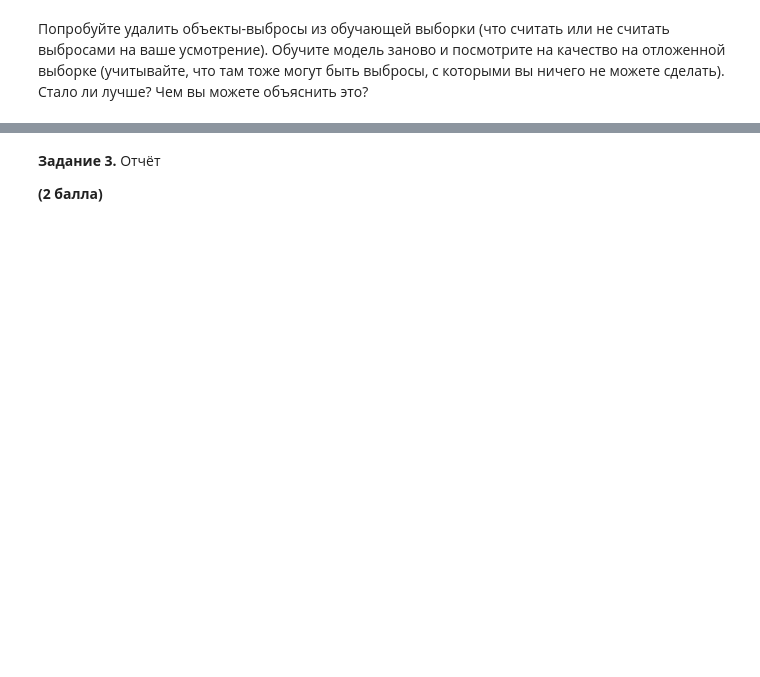
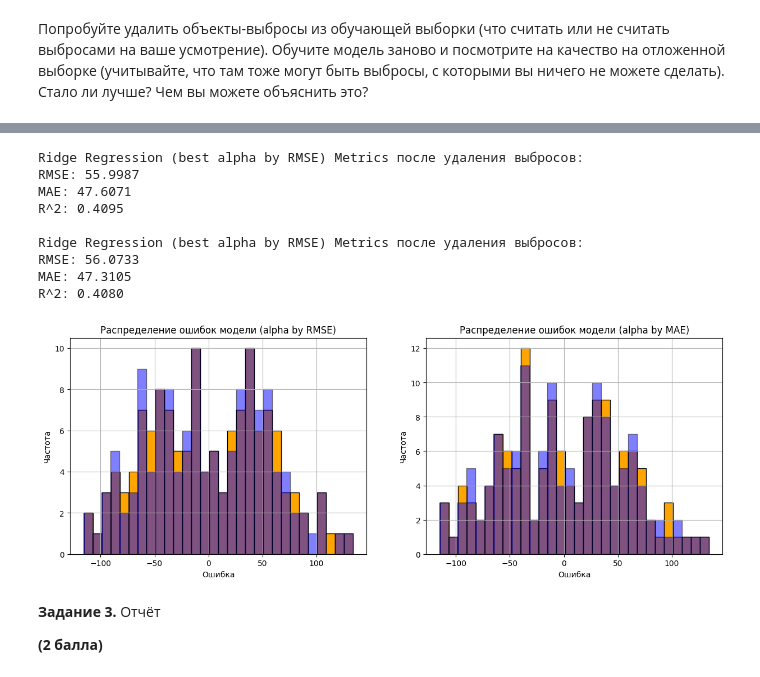
Before and after one commit to Larong11/AESC_ML, a Jupyter notebook: task 4/task4_linreg_tune_practice.ipynb, the cells around one changed output, grey strips where cells are left out. Saved outputs shown, nothing was run; the diff lists cells and outputs as text; code cells hidden in the pictures; blank space fills up the shorter version.

```diff
--- a/task 4/task4_linreg_tune_practice.ipynb
+++ b/task 4/task4_linreg_tune_practice.ipynb
@@ -263,3 +237,80 @@ R^2: 0.4171
+# %%
+iqr_hardness = 1
+q1 = np.percentile(y_train, 25)
+q3 = np.percentile(y_train, 75)
+iqr = q3 - q1
+lower_bound = q1 - iqr_hardness * iqr
+upper_bound = q3 + iqr_hardness * iqr
+
+mask = (y_train >= lower_bound) & (y_train <= upper_bound)
+X_train_filtered = X_train[mask]
+y_train_filtered = y_train[mask]
+# from scipy.stats import zscore
+
+# # Вычисление z-оценок
+# z_scores = zscore(y_train)
+
+# # Удаление выбросов по критерию |z| < 3
+# mask = np.abs(z_scores) < 10
+# X_train_filtered = X_train[mask]
+# y_train_filtered = y_train[mask]
+# %%
+# Финальная модель с лучшим alpha по RMSE на очищенных данных
+bestAlphas = findBestAlphas(X_train_filtered, y_train_filtered, X_test, y_test)
+ridge_best_rmse = Ridge(alpha=bestAlphas['alpha_rmse'])
+ridge_best_mae = Ridge(alpha=bestAlphas['alpha_mae'])
+
+rmse_best_rmse, mae_best_rmse, r2_best_rmse = getMetrics(ridge_best_rmse, X_train_filtered, y_train_filtered, X_test, y_test)
+rmse_best_mae, mae_best_mae, r2_best_mae = getMetrics(ridge_best_mae, X_train_filtered, y_train_filtered, X_test, y_test)
+
+print(f"\nRidge Regression (best alpha by RMSE) Metrics после удаления выбросов:")
+print(f"RMSE: {rmse_best_rmse:.4f}")
+print(f"MAE: {mae_best_rmse:.4f}")
+print(f"R^2: {r2_best_rmse:.4f}")
+
+print(f"\nRidge Regression (best alpha by RMSE) Metrics после удаления выбросов:")
+print(f"RMSE: {rmse_best_mae:.4f}")
+print(f"MAE: {mae_best_mae:.4f}")
+print(f"R^2: {r2_best_mae:.4f}")
+
+# Анализ ошибок
+ridge_best_rmse.fit(X_train_filtered, y_train_filtered)
+ridge_best_mae.fit(X_train_filtered, y_train_filtered)
+
+y_pred_rmse = ridge_best_rmse.predict(X_test)
+y_pred_mae = ridge_best_mae.predict(X_test)
+
+errors_rmse_filtered = y_test - y_pred_rmse
+errors_mae_filtered = y_test - y_pred_mae
+
+plt.figure(figsize=(15, 5))
+plt.subplot(1, 2, 1)
+plt.hist(errors_rmse_filtered, bins=30, edgecolor='black', color="orange")
+plt.hist(errors_rmse, bins=30, edgecolor='black', alpha=0.5, color="blue")
+plt.xlabel('Ошибка')
+plt.ylabel('Частота')
+plt.title('Распределение ошибок модели (alpha by RMSE)')
+plt.grid(True)
+plt.subplot(1, 2, 2)
+plt.hist(errors_mae_filtered, bins=30, edgecolor='black', color="orange")
+plt.hist(errors_mae, bins=30, edgecolor='black', alpha=0.5, color="blue")
+plt.xlabel('Ошибка')
+plt.ylabel('Частота')
+plt.title('Распределение ошибок модели (alpha by MAE)')
+plt.grid(True)
+
+plt.show()
+# %% [output]
+Ridge Regression (best alpha by RMSE) Metrics после удаления выбросов:
+RMSE: 55.9987
+MAE: 47.6071
+R^2: 0.4095
+
+Ridge Regression (best alpha by RMSE) Metrics после удаления выбросов:
+RMSE: 56.0733
+MAE: 47.3105
+R^2: 0.4080
+[figure, added]
 # %% [markdown]
 __Задание 3.__ Отчёт
 
```
Also changed, not shown: parts of 10 cells of this notebook.
